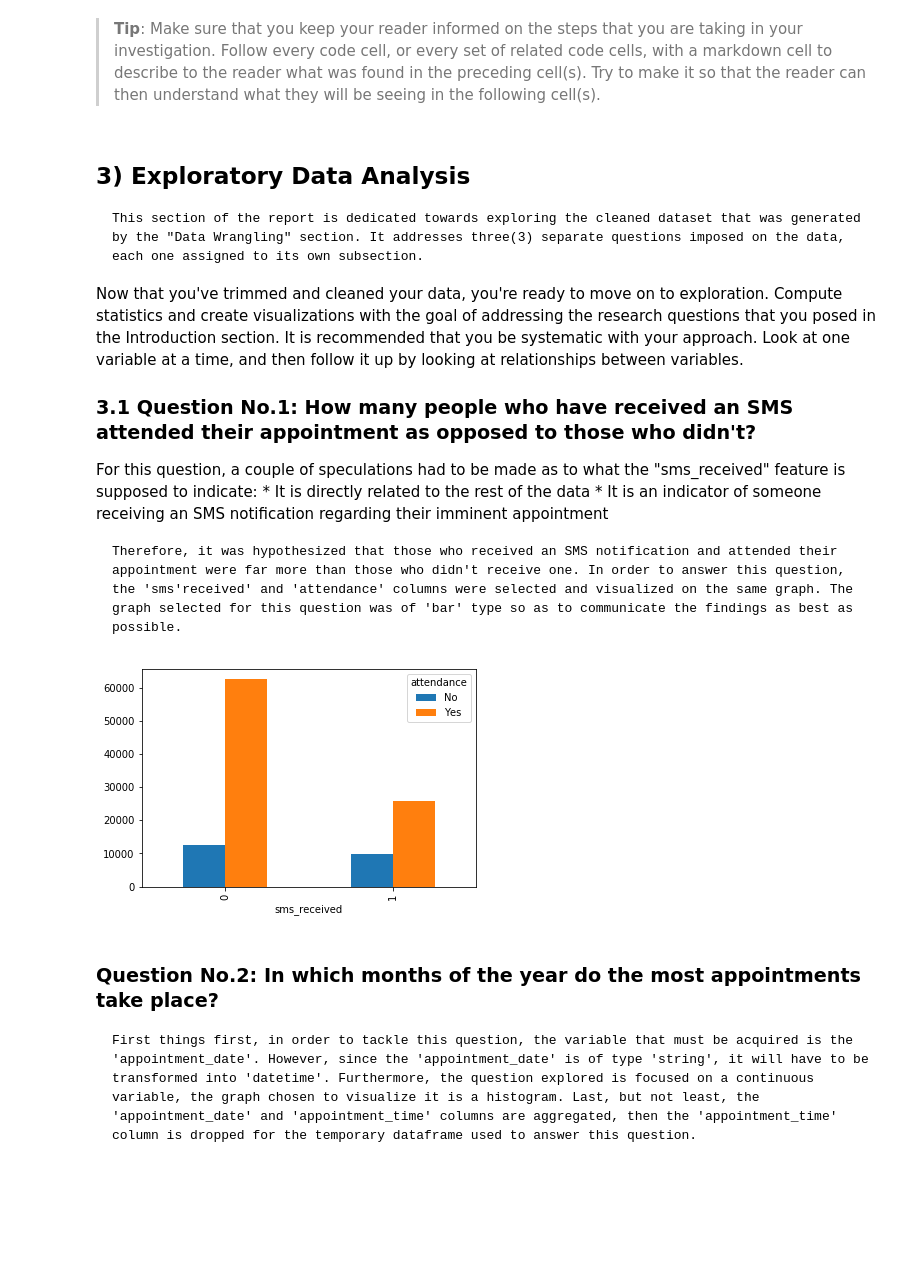
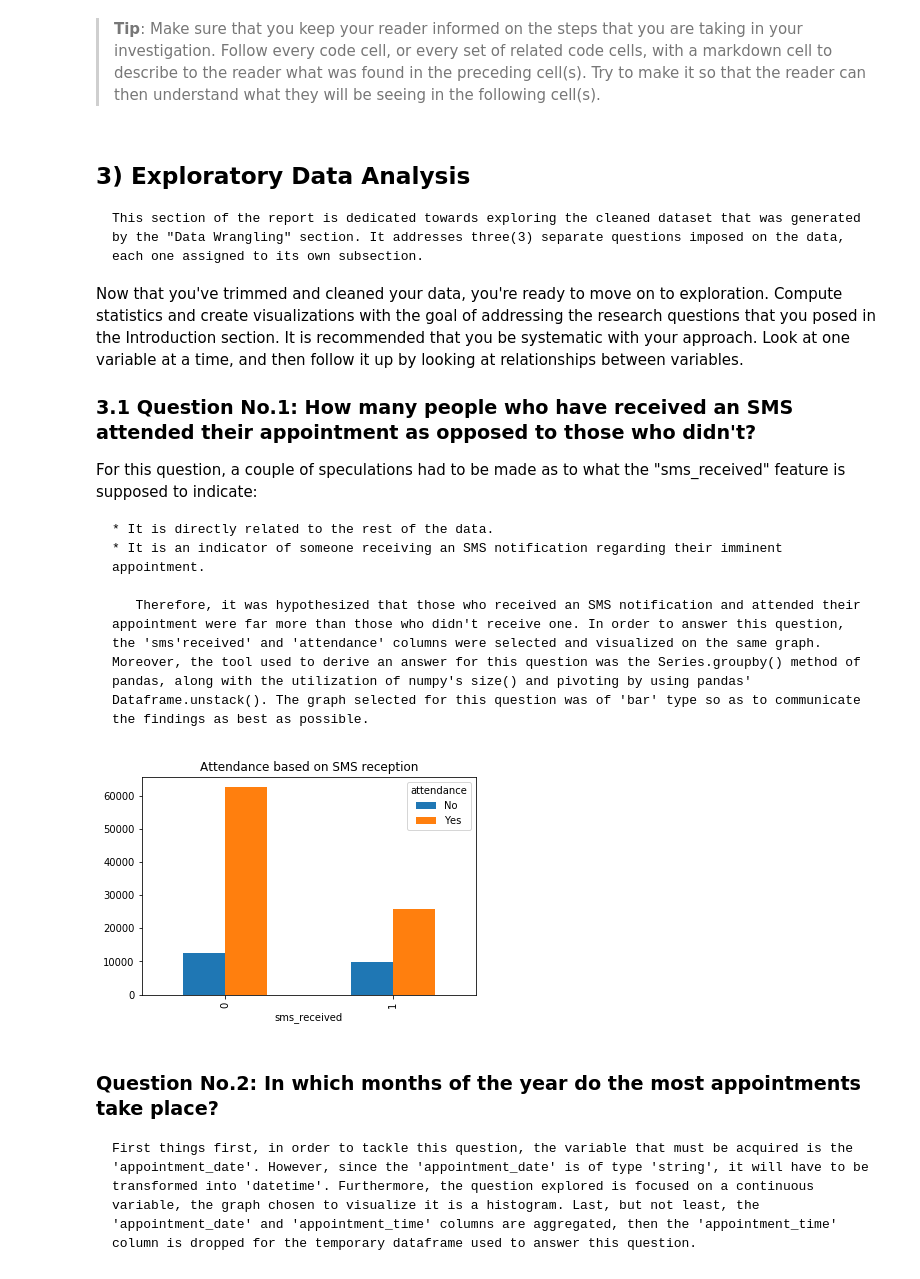
Before and after one commit to ArgySL/Investigating-Appointment-Attendance---Healthcare, a Jupyter notebook: investigate-a-dataset.ipynb, the cells around one changed output. Cells and saved outputs as stored; diff of their text form; code cells hidden in the pictures; blank space fills up the shorter version.

```diff
--- a/investigate-a-dataset.ipynb
+++ b/investigate-a-dataset.ipynb
@@ -262,16 +262,16 @@ Now that you've trimmed and cleaned your data, you're ready to move on to explor
 ### 3.1 Question No.1: How many people who have received an SMS attended their appointment as opposed to those who didn't?
 
 For this question, a couple of speculations had to be made as to what the "sms_received" feature is supposed to indicate:
-    * It is directly related to the rest of the data
-    * It is an indicator of someone receiving an SMS notification regarding their imminent appointment
 
-    Therefore, it was hypothesized that those who received an SMS notification and attended their appointment were far more than those who didn't receive one. In order to answer this question, the 'sms'received' and 'attendance' columns were selected and visualized on the same graph. The graph selected for this question was of 'bar' type so as to communicate the findings as best as possible.
+    * It is directly related to the rest of the data.
+    * It is an indicator of someone receiving an SMS notification regarding their imminent appointment.
+
+       Therefore, it was hypothesized that those who received an SMS notification and attended their appointment were far more than those who didn't receive one. In order to answer this question, the 'sms'received' and 'attendance' columns were selected and visualized on the same graph. Moreover, the tool used to derive an answer for this question was the Series.groupby() method of pandas, along with the utilization of numpy's size() and pivoting by using pandas' Dataframe.unstack(). The graph selected for this question was of 'bar' type so as to communicate the findings as best as possible.
 # %%
-#dfsms = cleandf.query('sms_received == "1"')
-#dfnosms = cleandf.query('sms_received == "0"')
-cleandf.groupby(['sms_received','attendance']).size().unstack().plot(kind='bar');
+
+cleandf.groupby(['sms_received','attendance']).size().unstack().plot(kind='bar', title='Attendance based on SMS reception');
 # %% [output]
-[figure, old version]
+[figure, new version]
 # %% [markdown]
 ###  Question No.2: In which months of the year do the most appointments take place?
 
```
Also changed, not shown: parts of 12 cells of this notebook.
